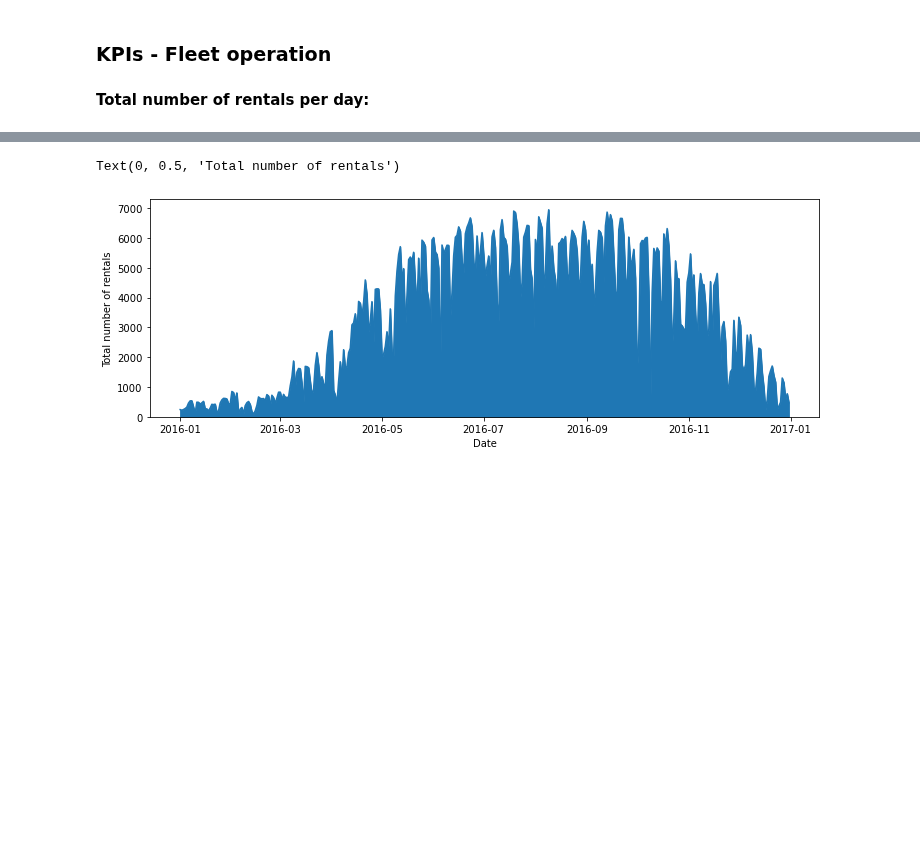
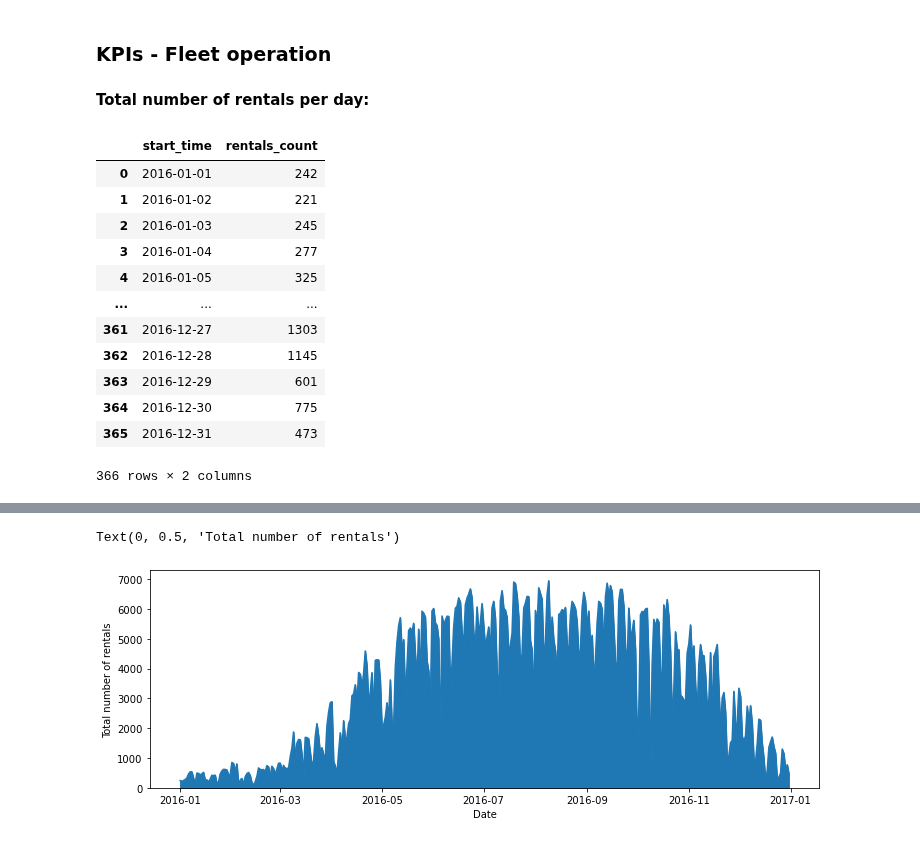
Before and after one commit to MoritzWagner13/Machine-Learning, a Jupyter notebook: Code.ipynb, the cells around one changed output, grey strips where cells are left out. Saved outputs shown, nothing was run; the diff lists cells and outputs as text; code cells hidden in the pictures; blank space fills up the shorter version.

```diff
--- a/Code.ipynb
+++ b/Code.ipynb
@@ -412,3 +412,20 @@ NaN_for_attribute2
 ### KPIs - Fleet operation
 # %% [markdown]
 **Total number of rentals per day:**
+# %%
+#listed daily started rentals
+bike.groupby([pd.Grouper(key='start_time',freq='D')]).size().reset_index(name='rentals_count')
+# %% [output]
+|  | start_time | rentals_count |
+| 0 | 2016-01-01 | 242 |
+| 1 | 2016-01-02 | 221 |
+| 2 | 2016-01-03 | 245 |
+| 3 | 2016-01-04 | 277 |
+| 4 | 2016-01-05 | 325 |
+| ... | ... | ... |
+| 361 | 2016-12-27 | 1303 |
+| 362 | 2016-12-28 | 1145 |
+| 363 | 2016-12-29 | 601 |
+| 364 | 2016-12-30 | 775 |
+| 365 | 2016-12-31 | 473 |
+366 rows × 2 columns
```
Also changed, not shown: parts of 11 cells of this notebook.
